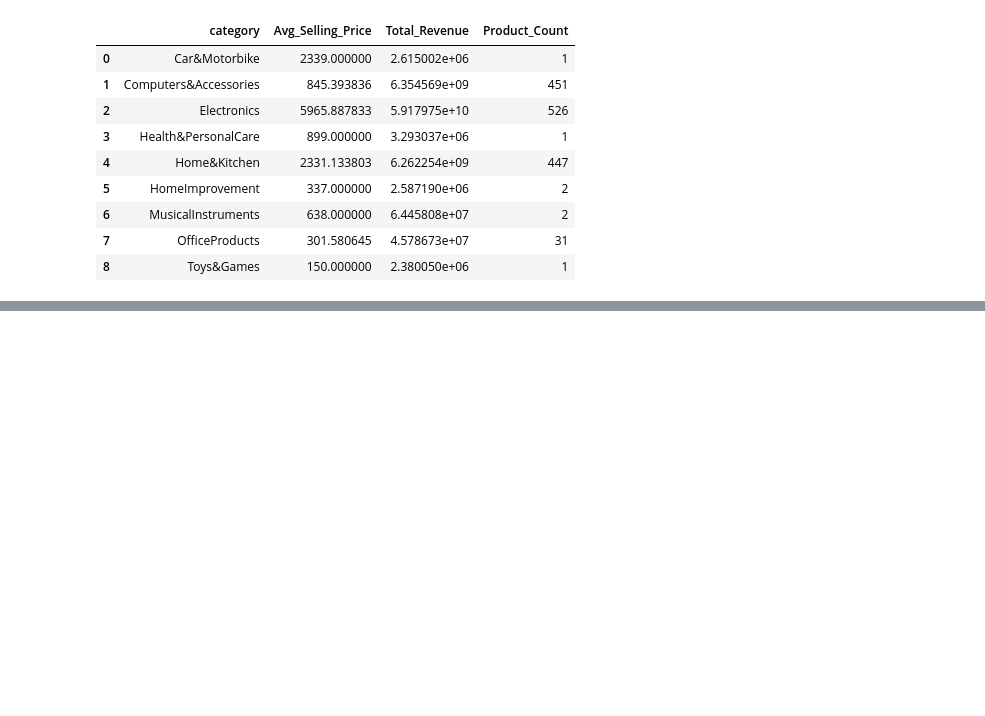
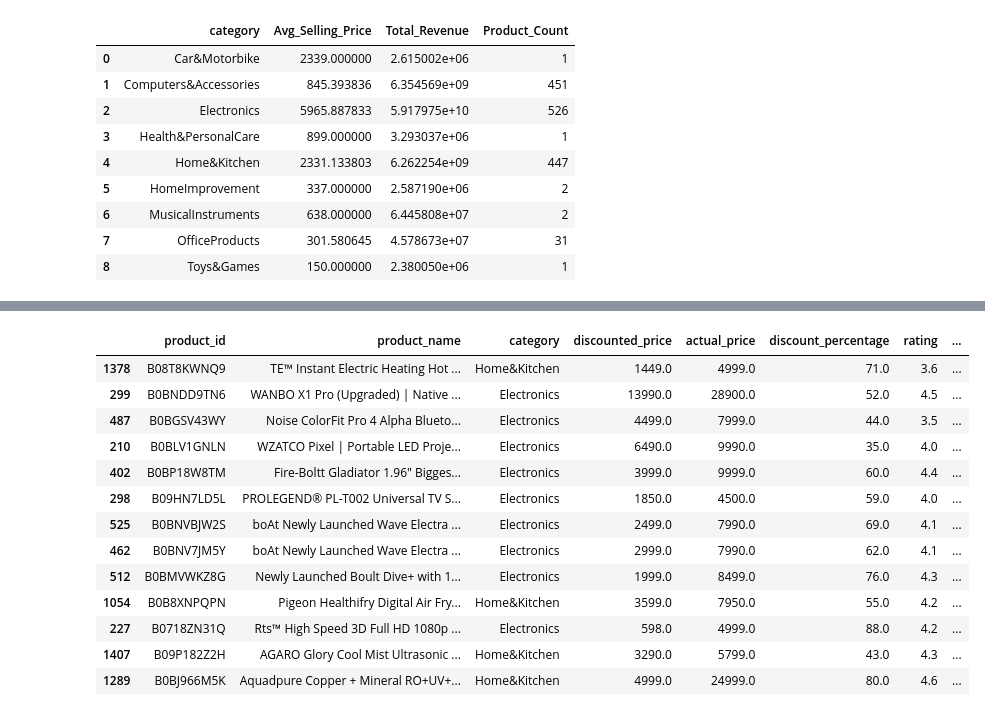
Before and after one commit to TERMINTOR-01/Financial_Analysis, a Jupyter notebook: Finacial_analysis.ipynb, the cells around one changed output, grey strips where cells are left out. Drawn from its saved outputs; the diff is of its cells as text; code cells hidden in the pictures; blank space fills up the shorter version.

```diff
--- a/Finacial_analysis.ipynb
+++ b/Finacial_analysis.ipynb
@@ -1055,0 +1506,26 @@ fig.show()
+# %%
+## Step 9: Underperforming Premium Products
+underperformers = (
+    df[
+        (df["actual_price"] > df["actual_price"].quantile(0.75)) &
+        (df["Revenue_Potential"] < df["Revenue_Potential"].quantile(0.25))
+    ]
+    .sort_values("Revenue_Potential")
+)
+
+underperformers.head(20)
+# %% [output]
+|  | product_id | product_name | category | discounted_price | actual_price | discount_percentage | rating | ... |
+| 1378 | B08T8KWNQ9 | TE™ Instant Electric Heating Hot ... | Home&Kitchen | 1449.0 | 4999.0 | 71.0 | 3.6 | ... |
+| 299 | B0BNDD9TN6 | WANBO X1 Pro (Upgraded) | Native ... | Electronics | 13990.0 | 28900.0 | 52.0 | 4.5 | ... |
+| 487 | B0BGSV43WY | Noise ColorFit Pro 4 Alpha Blueto... | Electronics | 4499.0 | 7999.0 | 44.0 | 3.5 | ... |
+| 210 | B0BLV1GNLN | WZATCO Pixel | Portable LED Proje... | Electronics | 6490.0 | 9990.0 | 35.0 | 4.0 | ... |
+| 402 | B0BP18W8TM | Fire-Boltt Gladiator 1.96" Bigges... | Electronics | 3999.0 | 9999.0 | 60.0 | 4.4 | ... |
+| 298 | B09HN7LD5L | PROLEGEND® PL-T002 Universal TV S... | Electronics | 1850.0 | 4500.0 | 59.0 | 4.0 | ... |
+| 525 | B0BNVBJW2S | boAt Newly Launched Wave Electra ... | Electronics | 2499.0 | 7990.0 | 69.0 | 4.1 | ... |
+| 462 | B0BNV7JM5Y | boAt Newly Launched Wave Electra ... | Electronics | 2999.0 | 7990.0 | 62.0 | 4.1 | ... |
+| 512 | B0BMVWKZ8G | Newly Launched Boult Dive+ with 1... | Electronics | 1999.0 | 8499.0 | 76.0 | 4.3 | ... |
+| 1054 | B0B8XNPQPN | Pigeon Healthifry Digital Air Fry... | Home&Kitchen | 3599.0 | 7950.0 | 55.0 | 4.2 | ... |
+| 227 | B0718ZN31Q | Rts™ High Speed 3D Full HD 1080p ... | Electronics | 598.0 | 4999.0 | 88.0 | 4.2 | ... |
+| 1407 | B09P182Z2H | AGARO Glory Cool Mist Ultrasonic ... | Home&Kitchen | 3290.0 | 5799.0 | 43.0 | 4.3 | ... |
+| 1289 | B0BJ966M5K | Aquadpure Copper + Mineral RO+UV+... | Home&Kitchen | 4999.0 | 24999.0 | 80.0 | 4.6 | ... |
```
Also changed, not shown: parts of 32 cells of this notebook.
